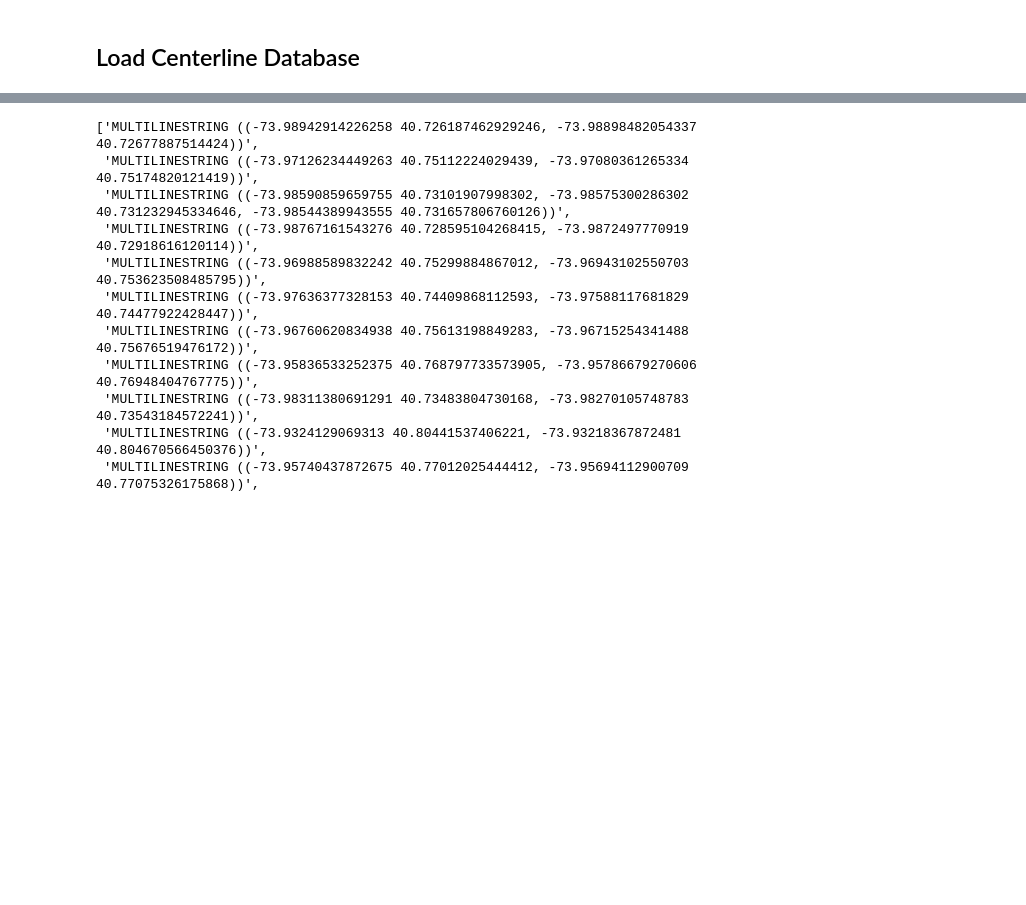
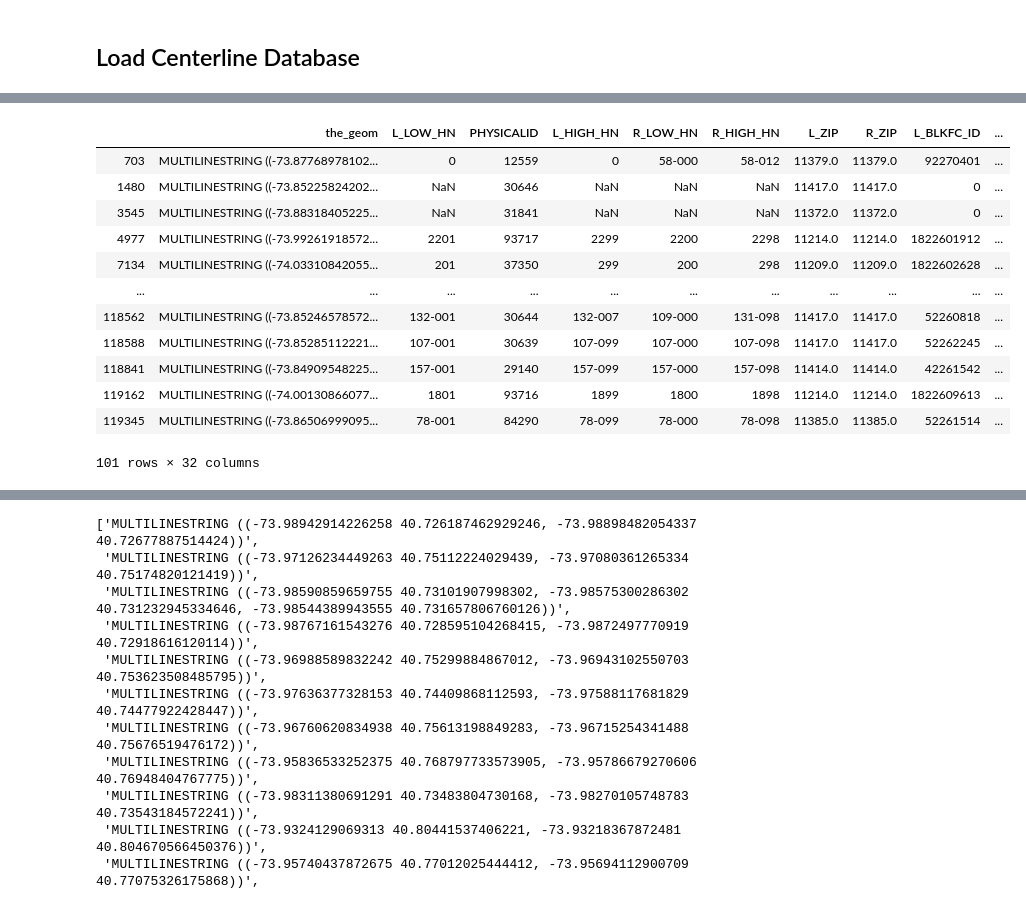
Before and after one commit to stuartong/streetsofnyc, a Jupyter notebook: TicketsCleaningStreetCode.ipynb, the cells around one changed output, grey strips where cells are left out. Cells and saved outputs as stored; diff of their text form; code cells hidden in the pictures; blank space fills up the shorter version.

```diff
--- a/TicketsCleaningStreetCode.ipynb
+++ b/TicketsCleaningStreetCode.ipynb
@@ -222,2 +222,2 @@ cl_df.sample(10)
 # %%
-cl_df= pd.read_csv('/Users/stuartong/uberticketsyelp/Data/Centerline.csv')
+cl_gjson=pd.read_json('/Users/stuartong/uberticketsyelp/Data/NYC Street Centerline (CSCL).geojson')
@@ -239,0 +367,16 @@ cl_df
+# %%
+cl_df[cl_df['ST_LABEL']=='84 ST']
+# %% [output]
+|  | the_geom | L_LOW_HN | PHYSICALID | L_HIGH_HN | R_LOW_HN | R_HIGH_HN | L_ZIP | R_ZIP | L_BLKFC_ID | ... |
+| 703 | MULTILINESTRING ((-73.87768978102... | 0 | 12559 | 0 | 58-000 | 58-012 | 11379.0 | 11379.0 | 92270401 | ... |
+| 1480 | MULTILINESTRING ((-73.85225824202... | NaN | 30646 | NaN | NaN | NaN | 11417.0 | 11417.0 | 0 | ... |
+| 3545 | MULTILINESTRING ((-73.88318405225... | NaN | 31841 | NaN | NaN | NaN | 11372.0 | 11372.0 | 0 | ... |
+| 4977 | MULTILINESTRING ((-73.99261918572... | 2201 | 93717 | 2299 | 2200 | 2298 | 11214.0 | 11214.0 | 1822601912 | ... |
+| 7134 | MULTILINESTRING ((-74.03310842055... | 201 | 37350 | 299 | 200 | 298 | 11209.0 | 11209.0 | 1822602628 | ... |
+| ... | ... | ... | ... | ... | ... | ... | ... | ... | ... | ... |
+| 118562 | MULTILINESTRING ((-73.85246578572... | 132-001 | 30644 | 132-007 | 109-000 | 131-098 | 11417.0 | 11417.0 | 52260818 | ... |
+| 118588 | MULTILINESTRING ((-73.85285112221... | 107-001 | 30639 | 107-099 | 107-000 | 107-098 | 11417.0 | 11417.0 | 52262245 | ... |
+| 118841 | MULTILINESTRING ((-73.84909548225... | 157-001 | 29140 | 157-099 | 157-000 | 157-098 | 11414.0 | 11414.0 | 42261542 | ... |
+| 119162 | MULTILINESTRING ((-74.00130866077... | 1801 | 93716 | 1899 | 1800 | 1898 | 11214.0 | 11214.0 | 1822609613 | ... |
+| 119345 | MULTILINESTRING ((-73.86506999095... | 78-001 | 84290 | 78-099 | 78-000 | 78-098 | 11385.0 | 11385.0 | 52261514 | ... |
+101 rows × 32 columns
```
Also changed, not shown: parts of 32 cells of this notebook.
